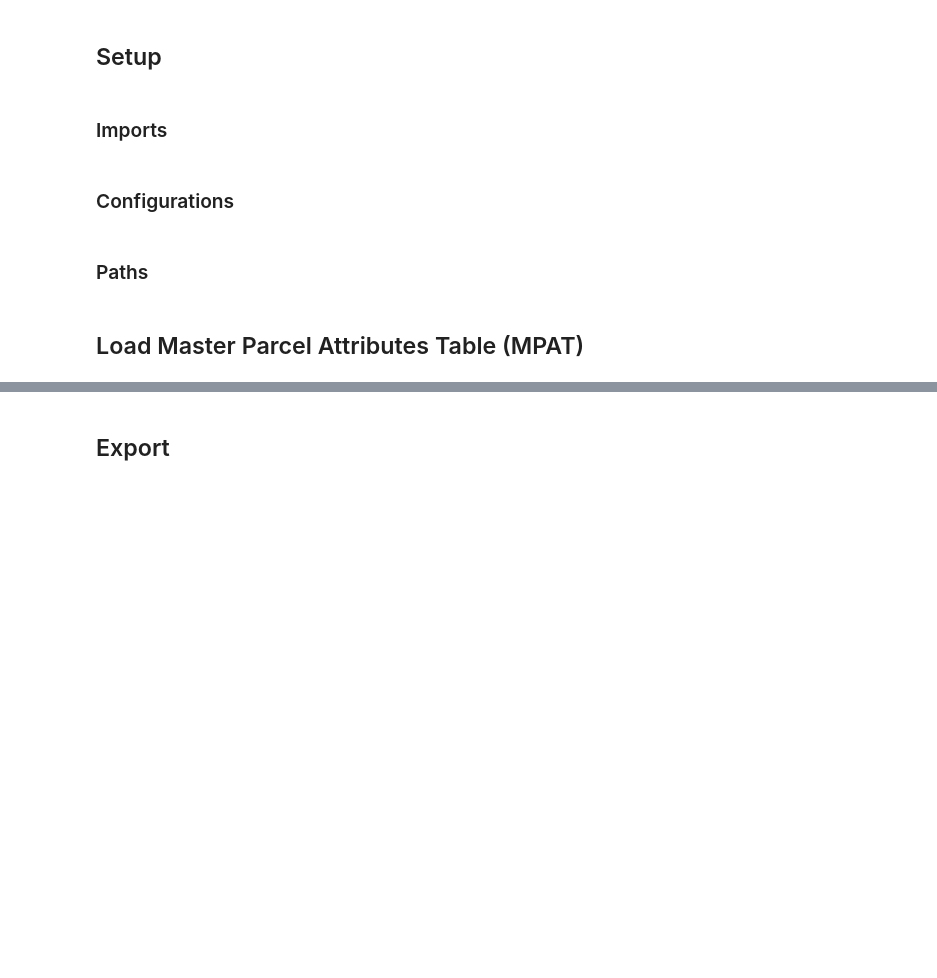
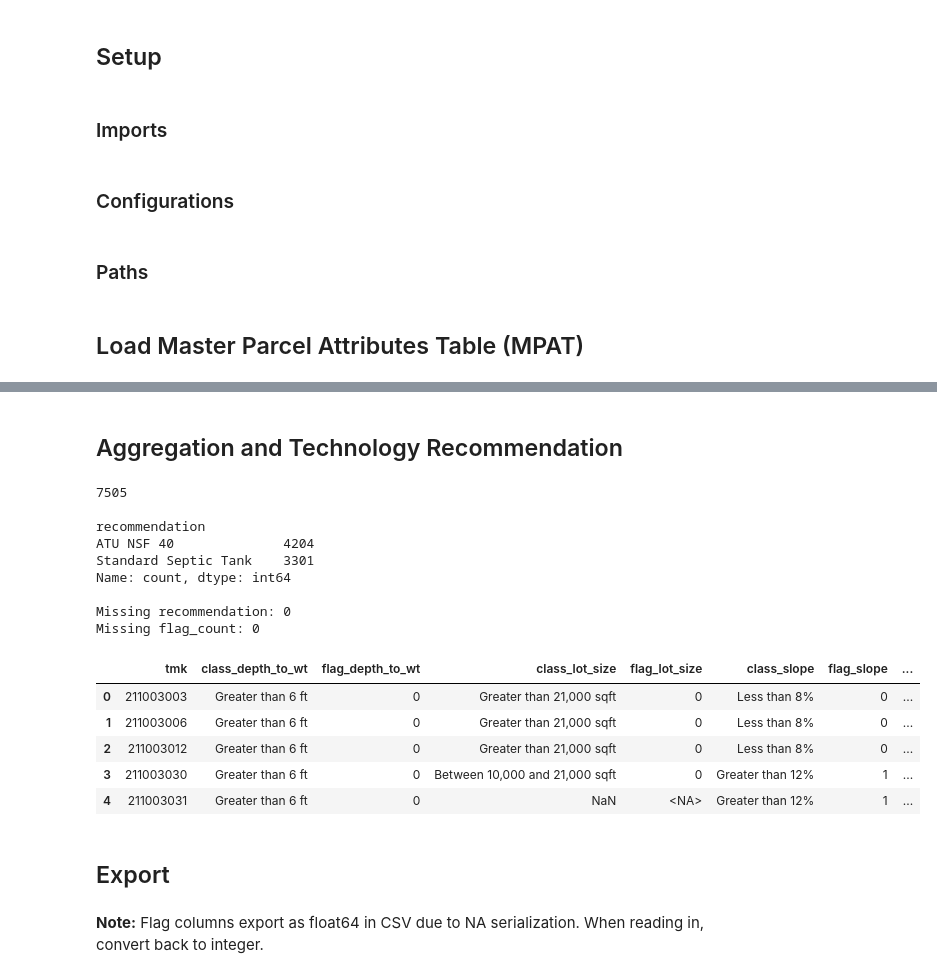
Before and after one commit to cshuler/HiOSDS-TechSuitabilityAnalysis, a Jupyter notebook: notebooks/03_build_logic_model.ipynb, the cells around one changed output, grey strips where cells are left out. Cells and saved outputs as stored; diff of their text form; code cells hidden in the pictures; blank space fills up the shorter version.

Commit message:
feat(logic-model): update workflow to be consistent with decision flowchart

```diff
--- a/notebooks/03_build_logic_model.ipynb
+++ b/notebooks/03_build_logic_model.ipynb
@@ -327,5 +218,67 @@ logic_gdf.head()
+# %% [markdown]
+## Aggregation and Technology Recommendation
+# %%
+logic_gdf = (
+    mpat_gdf[["tmk", "geometry"]]
+    # Join all three variable tables
+    .merge(depth_to_wt_suitability[["tmk", "class_depth_to_wt", "flag_depth_to_wt"]], on="tmk", how="left", validate="one_to_one")
+    .merge(lot_size_req[["tmk", "class_lot_size", "flag_lot_size"]], on="tmk", how="left", validate="one_to_one")
+    .merge(slope_req[["tmk", "class_slope", "flag_slope"]], on="tmk", how="left", validate="one_to_one")
+    # Aggregation, sum of flags (NA flags excluded from sum)
+    .assign(
+        flag_count=lambda d: (
+            d[["flag_depth_to_wt", "flag_lot_size", "flag_slope"]]
+            # Parcel with one flag and two NAs will still get a count
+            # Only treated as NA if all three flags are NA
+            .sum(axis=1, skipna=True)
+            .astype("Int64")
+        ),
+        # Technology recommendation
+        recommendation=lambda d: pd.Categorical(
+            np.select(
+                [
+                    d["flag_count"] >= 1,
+                    d["flag_count"] == 0,
+                ],
+                [
+                    "ATU NSF 40",
+                    "Standard Septic Tank",
+                ],
+                default=pd.NA,
+            ),
+            categories=["Standard Septic Tank", "ATU NSF 40"],
+            ordered=True,
+        ),
+    )
+    # Relocate geometry to end
+    .pipe(lambda d: d[[c for c in d.columns if c != "geometry"] + ["geometry"]])
+)
+
+print(f"{len(logic_gdf)}\n")
+print(logic_gdf["recommendation"].value_counts(dropna=False))
+print(f"\nMissing recommendation: {logic_gdf['recommendation'].isna().sum()}")
+print(f"Missing flag_count: {logic_gdf['flag_count'].isna().sum()}")
+logic_gdf.head()
+# %% [output]
+7505
+
+recommendation
+ATU NSF 40              4204
+Standard Septic Tank    3301
+Name: count, dtype: int64
+
+Missing recommendation: 0
+Missing flag_count: 0
+|  | tmk | class_depth_to_wt | flag_depth_to_wt | class_lot_size | flag_lot_size | class_slope | flag_slope | ... |
+| 0 | 211003003 | Greater than 6 ft | 0 | Greater than 21,000 sqft | 0 | Less than 8% | 0 | ... |
+| 1 | 211003006 | Greater than 6 ft | 0 | Greater than 21,000 sqft | 0 | Less than 8% | 0 | ... |
+| 2 | 211003012 | Greater than 6 ft | 0 | Greater than 21,000 sqft | 0 | Less than 8% | 0 | ... |
+| 3 | 211003030 | Greater than 6 ft | 0 | Between 10,000 and 21,000 sqft | 0 | Greater than 12% | 1 | ... |
+| 4 | 211003031 | Greater than 6 ft | 0 | NaN | <NA> | Greater than 12% | 1 | ... |
 # %% [markdown]
 ## Export
+# %% [markdown]
+**Note:** Flag columns export as float64 in CSV due to NA serialization. When reading in, convert back to integer.
 # %%
 # Ensure output dir exists
 logic_dir.mkdir(parents=True, exist_ok=True)
```
Also changed, not shown: parts of 41 cells of this notebook, 6 other files.
